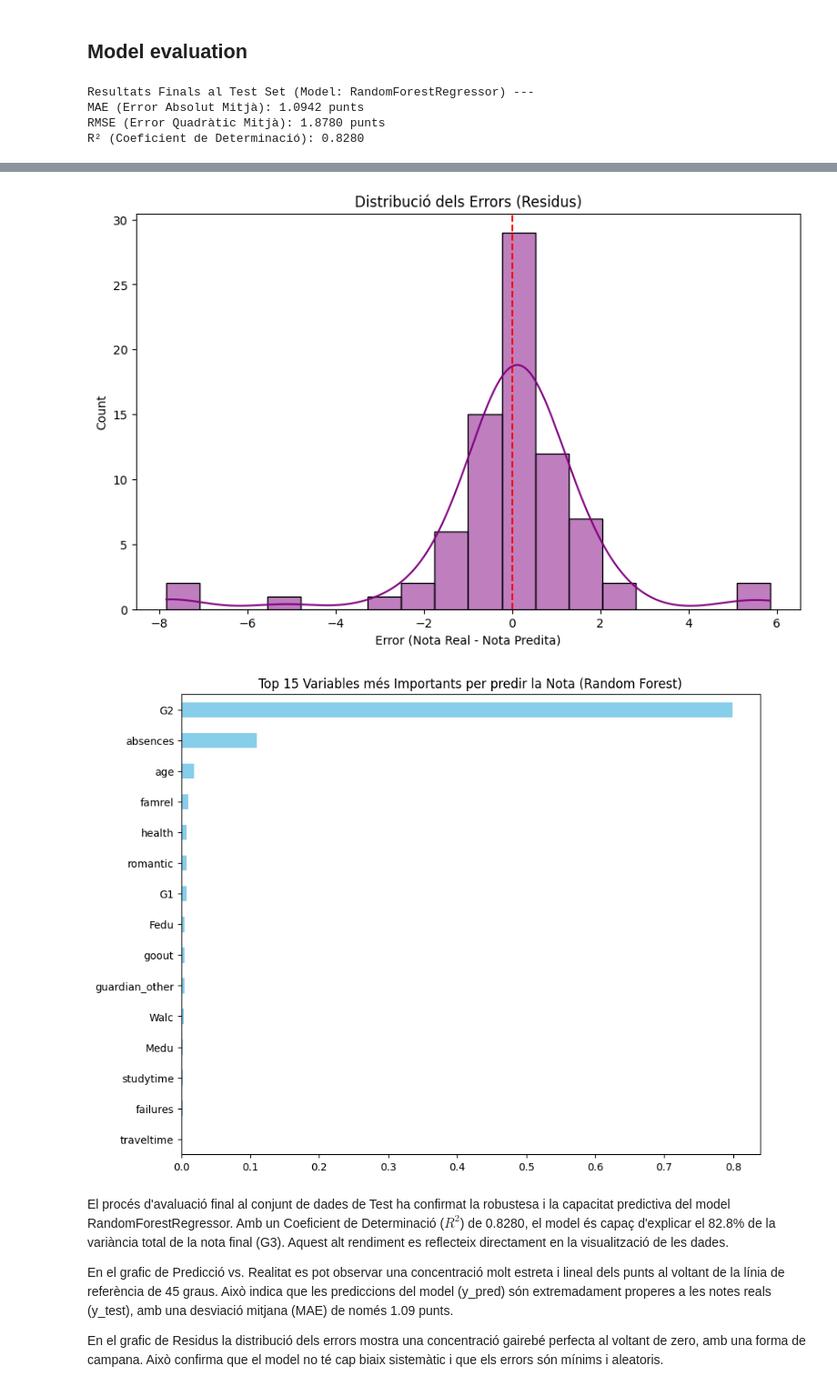
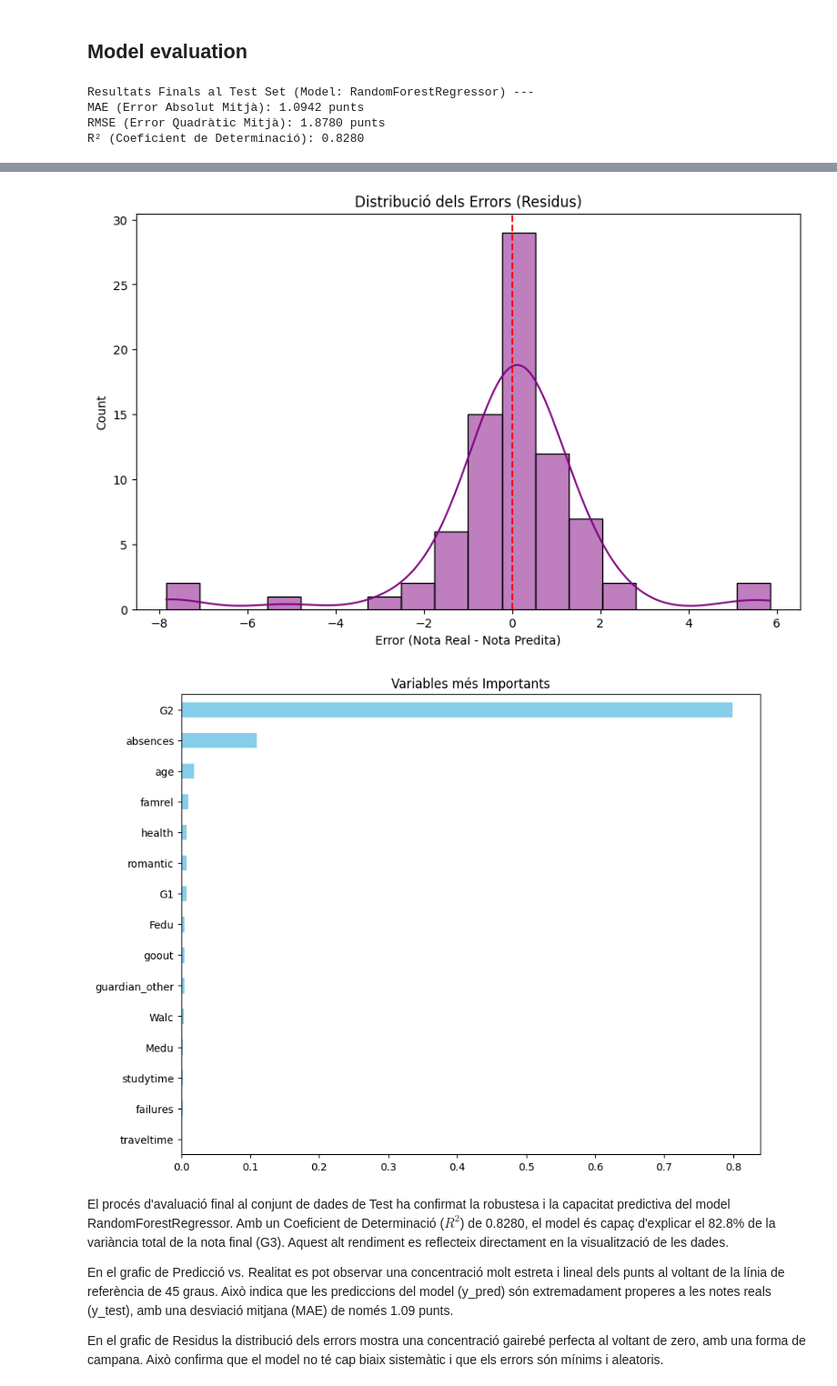
Before and after one commit to albertvacas/Kaggle, a Jupyter notebook: Kaggle_1665473.ipynb, the cells around one changed output, grey strips where cells are left out. Shown at 91% size. Saved outputs shown, nothing was run; the diff lists cells and outputs as text; code cells hidden in the pictures.

```diff
--- a/Kaggle_1665473.ipynb
+++ b/Kaggle_1665473.ipynb
@@ -388,13 +382,12 @@ Millor Model i Paràmetres: RandomForestRegressor(random_state=42)
 # Recuperem el millor model
 best_model = search.best_estimator_
 
-# Fem prediccions sobre el conjunt de TEST codificat i escalat
+# Fem prediccions
 y_pred = best_model.predict(X_test_filtered)
 
 # Assegurem que les prediccions no passen de 20 ni baixen de 0
 y_pred = np.clip(y_pred, 0, 20)
 
-# Càlcul de mètriques
 mae = mean_absolute_error(y_test, y_pred)
 rmse = np.sqrt(mean_squared_error(y_test, y_pred))
 r2 = r2_score(y_test, y_pred)
@@ -404,11 +397,10 @@ print(f"MAE (Error Absolut Mitjà): {mae:.4f} punts")
 print(f"RMSE (Error Quadràtic Mitjà): {rmse:.4f} punts")
 print(f"R² (Coeficient de Determinació): {r2:.4f}")
 
-# Gràfic 1: Predicció vs Realitat
+# Gràfic Predicció vs Realitat
 plt.figure(figsize=(10, 6))
 sns.scatterplot(x=y_test, y=y_pred, color='teal', alpha=0.6)
 
-# Línia de referència perfecta (x=y)
 plt.plot([0, 20], [0, 20], 'r--', lw=2)
 plt.xlabel('Nota Real (G3)')
 plt.ylabel('Nota Predita')
@@ -416,38 +408,39 @@ plt.title('Comparació: Notes Reals vs Prediccions')
 plt.xlim(0, 20)
 plt.ylim(0, 20)
 plt.grid(True)
 plt.show()
 
-# Gràfic 2: Distribució dels Errors (Residus)
+# Gràfic Distribució dels Errors (Residus)
 residuals = y_test - y_pred
 plt.figure(figsize=(10, 6))
 sns.histplot(residuals, kde=True, color='purple')
 plt.axvline(x=0, color='red', linestyle='--')
 plt.title('Distribució dels Errors (Residus)')
 plt.xlabel('Error (Nota Real - Nota Predita)')
 plt.show()
 
 
-# Gràfic 3: Importància de les Variables (Només si guanya Random Forest)
+# Gràfic Importància de les Variables
 if isinstance(search.best_params_['model'], RandomForestRegressor):
     rf_model = best_model.named_steps['model']
-    # Creem una sèrie amb la importància i els noms de les columnes
+
     importances = pd.Series(rf_model.feature_importances_, index=X_train_filtered.columns)
 
     plt.figure(figsize=(10, 8))
+
     # Mostrem les 15 variables més importants
     importances.sort_values(ascending=False).head(15).plot(kind='barh', color='skyblue')
-    plt.title('Top 15 Variables més Importants per predir la Nota (Random Forest)')
+    plt.title('Variables més Importants')
     plt.gca().invert_yaxis()
     plt.show()
 # %% [output]
 Resultats Finals al Test Set (Model: RandomForestRegressor) ---
 MAE (Error Absolut Mitjà): 1.0942 punts
 RMSE (Error Quadràtic Mitjà): 1.8780 punts
 R² (Coeficient de Determinació): 0.8280
 [figure]
 [figure]
-[figure, old version]
+[figure, new version]
 # %% [markdown]
 El procés d'avaluació final al conjunt de dades de Test ha confirmat la robustesa i la capacitat predictiva del model RandomForestRegressor. Amb un Coeficient de Determinació ($R^2$) de 0.8280, el model és capaç d'explicar el 82.8% de la variància total de la nota final (G3). Aquest alt rendiment es reflecteix directament en la visualització de les dades.
 
```
Also changed, not shown: parts of 5 cells of this notebook.
